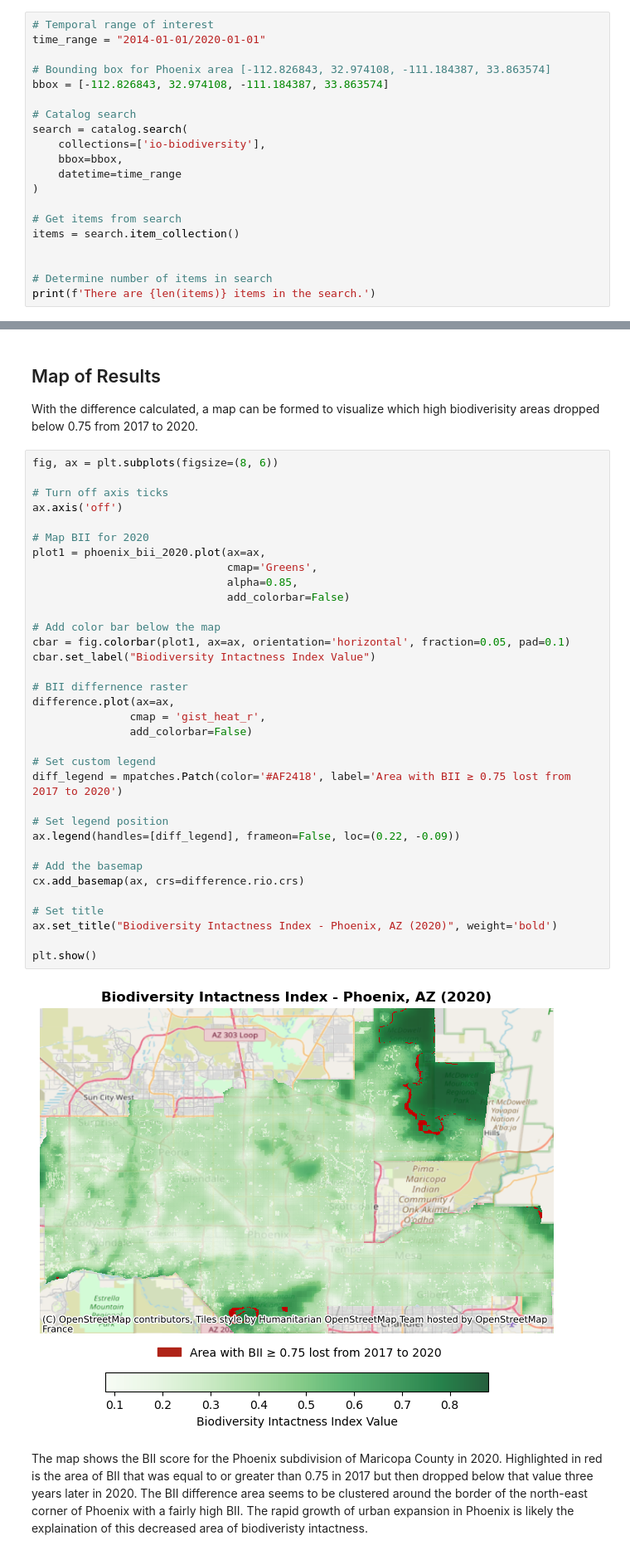
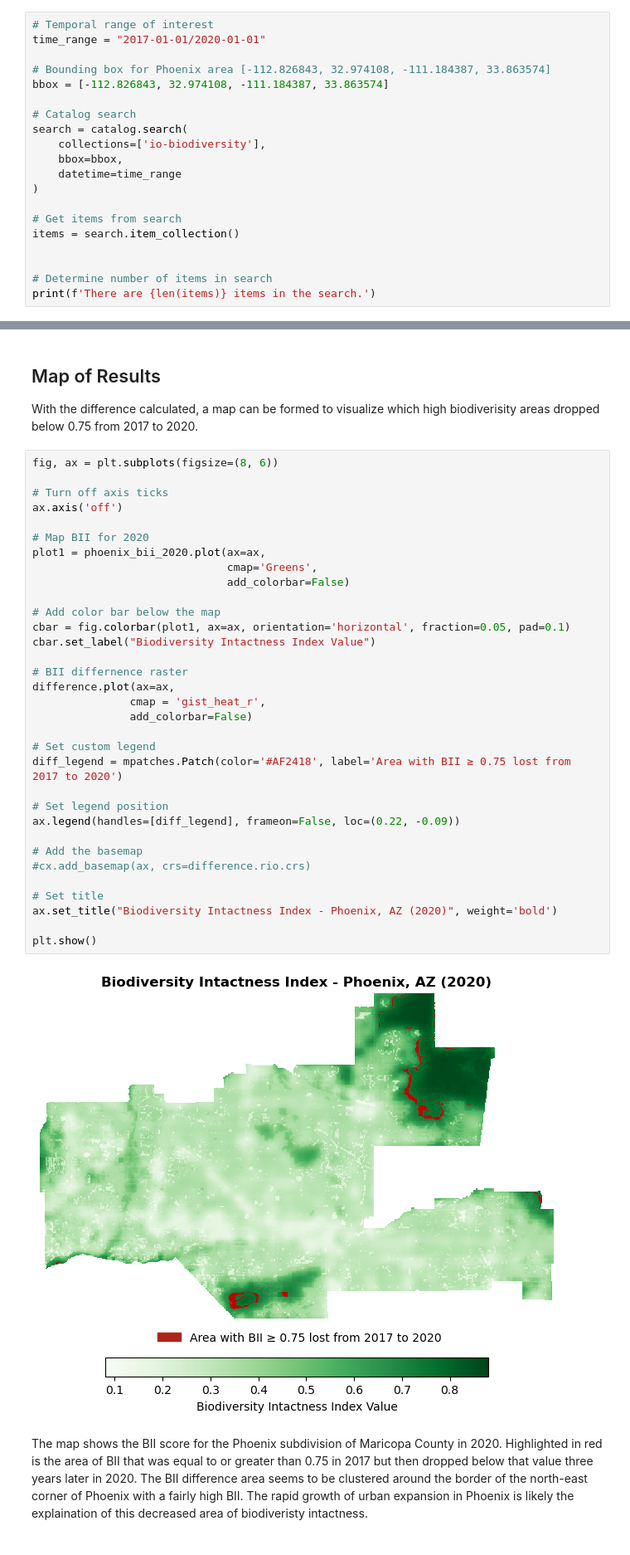
Before and after one commit to jordancsibley/phoenix-biodiversity-intactness, a Jupyter notebook: BII-phoenix.ipynb, the cells around one changed output, grey strips where cells are left out. Shown at 83% size. Saved outputs shown, nothing was run; the diff lists cells and outputs as text.

```diff
--- a/BII-phoenix.ipynb
+++ b/BII-phoenix.ipynb
@@ -70,6 +70,6 @@ For the purpose of my analysis, the biodiveristy data needs to be extracted from
 # %%
 # Temporal range of interest
-time_range = "2014-01-01/2020-01-01"
+time_range = "2017-01-01/2020-01-01"
 
 # Bounding box for Phoenix area [-112.826843, 32.974108, -111.184387, 33.863574]
 bbox = [-112.826843, 32.974108, -111.184387, 33.863574]
@@ -224,35 +224,34 @@ fig, ax = plt.subplots(figsize=(8, 6))
 # Turn off axis ticks
 ax.axis('off')
 
 # Map BII for 2020
 plot1 = phoenix_bii_2020.plot(ax=ax,
                               cmap='Greens',
-                              alpha=0.85,
                               add_colorbar=False)
 
 # Add color bar below the map
 cbar = fig.colorbar(plot1, ax=ax, orientation='horizontal', fraction=0.05, pad=0.1)
 cbar.set_label("Biodiversity Intactness Index Value")
 
 # BII differnence raster
 difference.plot(ax=ax,
                cmap = 'gist_heat_r',
                add_colorbar=False)
 
 # Set custom legend
 diff_legend = mpatches.Patch(color='#AF2418', label='Area with BII ≥ 0.75 lost from 2017 to 2020')
 
 # Set legend position
 ax.legend(handles=[diff_legend], frameon=False, loc=(0.22, -0.09))
 
 # Add the basemap
-cx.add_basemap(ax, crs=difference.rio.crs)
+#cx.add_basemap(ax, crs=difference.rio.crs)
 
 # Set title
 ax.set_title("Biodiversity Intactness Index - Phoenix, AZ (2020)", weight='bold')
 
 plt.show()
 # %% [output]
-[figure, old version]
+[figure, new version]
 # %% [markdown]
 The map shows the BII score for the Phoenix subdivision of Maricopa County in 2020. Highlighted in red is the area of BII that was equal to or greater than 0.75 in 2017 but then dropped below that value three years later in 2020. The BII difference area seems to be clustered around the border of the north-east corner of Phoenix with a fairly high BII. The rapid growth of urban expansion in Phoenix is likely the explaination of this decreased area of biodiveristy intactness.
```
Also changed, not shown: parts of 2 cells of this notebook.
